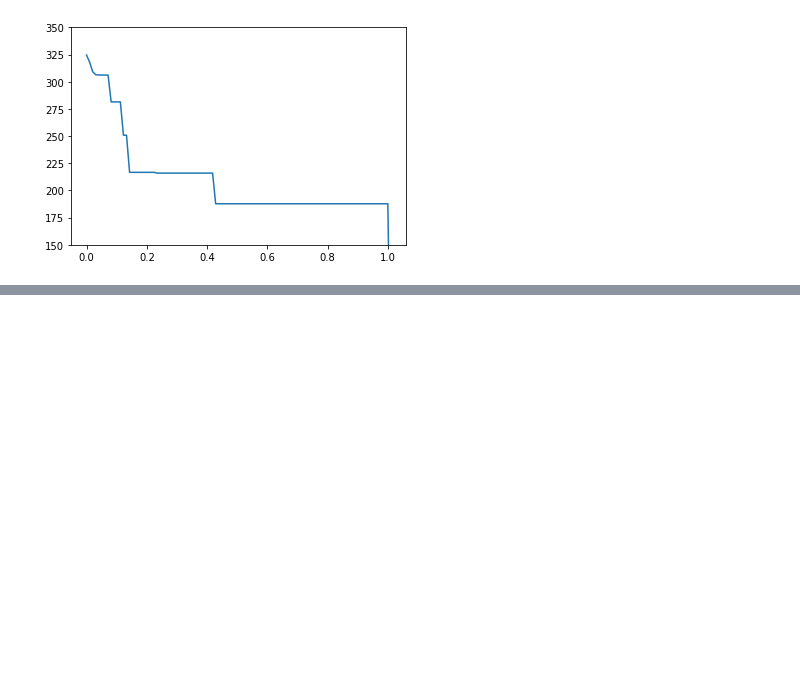
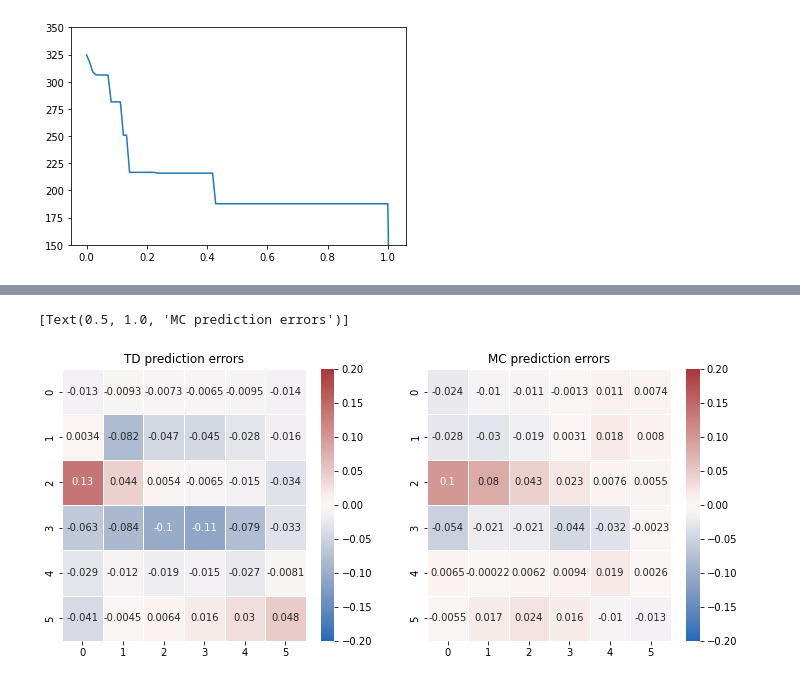
Before and after one commit to wechu/TDRepresentationLearning, a Jupyter notebook: analyze_test.ipynb, the cells around one changed output, grey strips where cells are left out. Cells and saved outputs as stored; diff of their text form; code cells hidden in the pictures; blank space fills up the shorter version.

```diff
--- a/analyze_test.ipynb
+++ b/analyze_test.ipynb
@@ -214,0 +216,4 @@ plt.plot(mc_results['test_error'])
+# %%
+# Generate true state values
+
+_, state_values = gw.policy_evaluation(gw.generate_entire_cover_policy())
@@ -214,0 +289,22 @@ plt.plot(mc_results['test_error'])
+# %%
+import seaborn as sns
+
+# import matplotlib.pylab as plt
+
+f, axes = plt.subplots(1, 2, figsize=(12,5))
+
+sns.heatmap(agent_predictions(td_agent) - state_values, linewidth=0.5, vmin=-0.2, vmax=0.2,
+            annot=error_td,
+            cmap=sns.color_palette("vlag", as_cmap=True),
+            ax=axes[0]).set(title='TD prediction errors')
+
+sns.heatmap(agent_predictions(mc_agent) - state_values, linewidth=0.5, vmin=-0.2, vmax=0.2,
+            annot=error_mc,
+            cmap=sns.color_palette("vlag", as_cmap=True),
+            ax=axes[1]).set(title='MC prediction errors')
+
+
+# plt.show()
+# %% [output]
+[Text(0.5, 1.0, 'MC prediction errors')]
+[figure, added]
```
Also changed, not shown: parts of 11 cells of this notebook, 9 other files.
